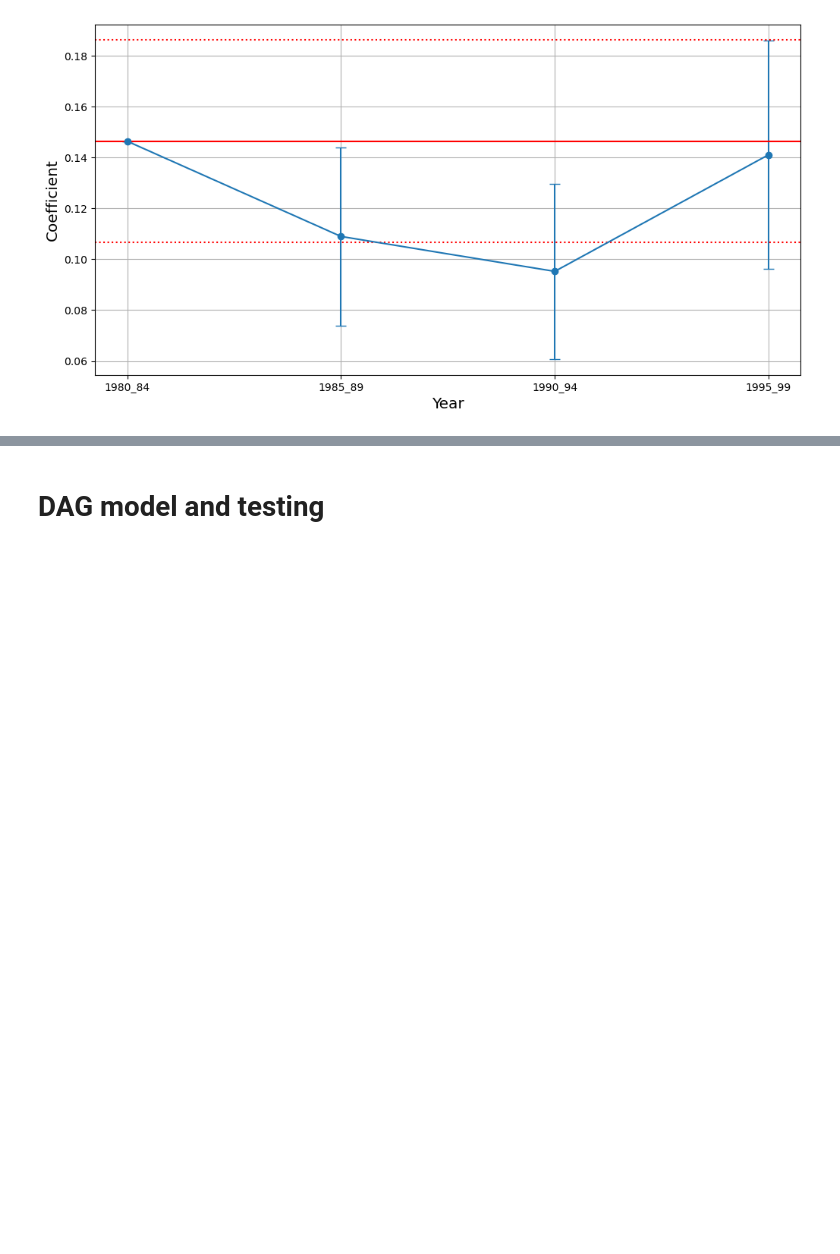
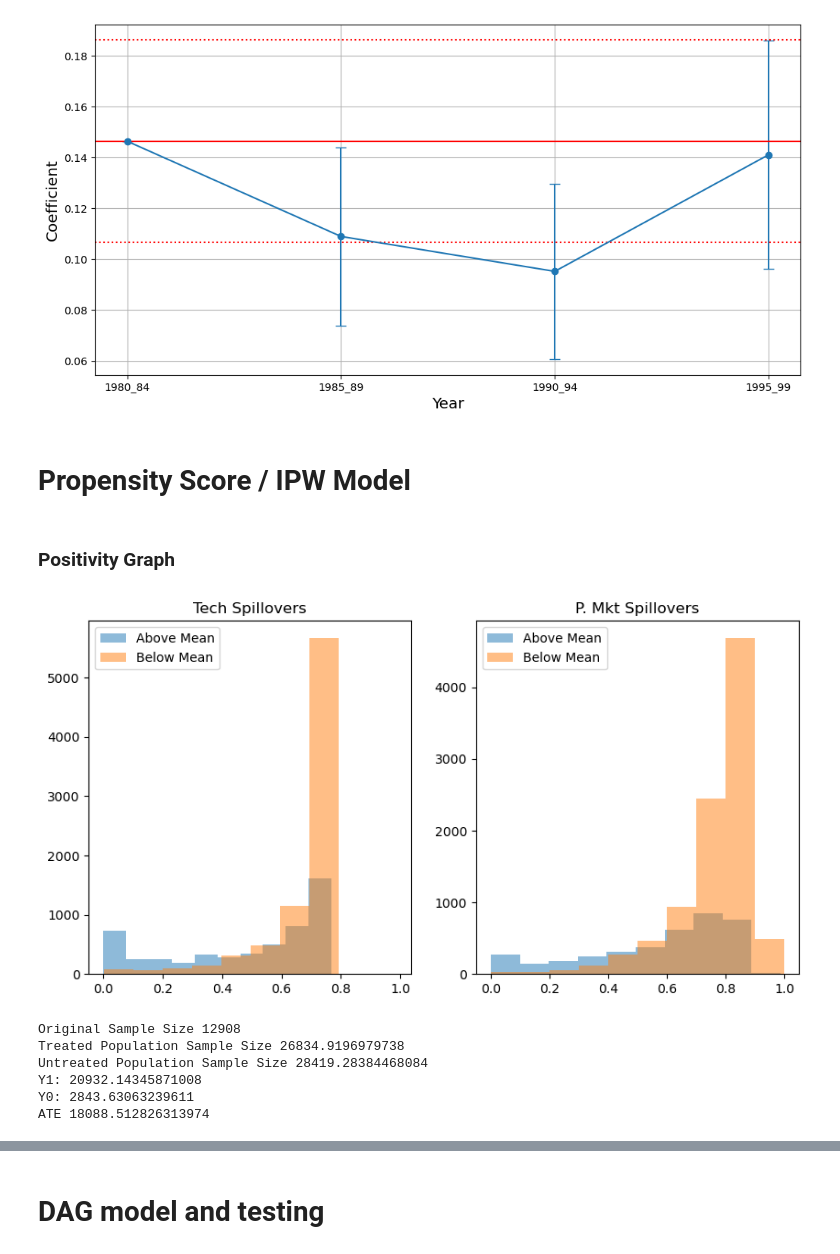
Before and after one commit to MartinMcFarlane/ECO2425-Causal-ML, a Jupyter notebook: Spillovers Project.ipynb, the cells around one changed output, grey strips where cells are left out. Saved outputs shown, nothing was run; the diff lists cells and outputs as text; code cells hidden in the pictures; blank space fills up the shorter version.

```diff
--- a/Spillovers Project.ipynb
+++ b/Spillovers Project.ipynb
@@ -1208,3 +1071,81 @@ plt.grid(True)
 plt.savefig('tech5yr.png')
 # %% [output]
 [figure]
+# %% [markdown]
+# Propensity Score / IPW Model
+# %%
+# Create binary treatment variable - above-mean spillovers
+df['sic_abv_mn'] = df['gspillsic'] > df['gspillsic'].mean()
+df['sic_abv_mn'] = df['sic_abv_mn'].astype(int)
+
+df['tec_abv_mn'] = df['gspilltec'] > df['gspilltec'].mean()
+df['tec_abv_mn'] = df['tec_abv_mn'].astype(int)
+
+form_sic = 'sic_abv_mn ~ gspilltecIV + pat_count + rxrd + rsales + rppent + emp'
+form_tec = 'tec_abv_mn ~ gspillsicIV + pat_count + rxrd + rsales + rppent + emp'
+df['const'] = 1
+
+from sklearn.linear_model import LogisticRegression
+ps_sic = LogisticRegression(max_iter=1000).fit(y=df['sic_abv_mn'], X=df[['gspilltecIV','pat_count','rxrd','rsales','rppent','emp']])
+ps_tec = LogisticRegression(max_iter=1000).fit(y=df['tec_abv_mn'], X=df[['gspillsicIV','pat_count','rxrd','rsales','rppent','emp']])
+
+# initialize columns storing prop scores (get KeyError otherwise)
+df['ps_tec'] = 0
+df['ps_sic'] = 0
+
+df['ps_tec'] = ps_tec.predict_proba(df[['gspillsicIV','pat_count','rxrd','rsales','rppent','emp']])
+df['ps_sic'] = ps_sic.predict_proba(df[['gspilltecIV','pat_count','rxrd','rsales','rppent','emp']])
+# %% [markdown]
+### Positivity Graph
+# %%
+fig, (ax1, ax2) = plt.subplots(1, 2, figsize=(10,5))
+# plot 1: positivity graph for gspilltec
+ax1.hist(df.loc[df.tec_abv_mn == 1, 'ps_tec'], label='Above Mean', alpha=0.5)
+ax1.hist(df.loc[df.tec_abv_mn == 0, 'ps_tec'], label='Below Mean', alpha=0.5)
+ax1.legend()
+ax1.set_title("Tech Spillovers")
+
+# plot 2: positivity graph for gspillsic
+ax2.hist(df.loc[df.sic_abv_mn == 1, 'ps_sic'], label='Above Mean', alpha=0.5)
+ax2.hist(df.loc[df.sic_abv_mn == 0, 'ps_sic'], label='Below Mean', alpha=0.5)
+ax2.legend()
+ax2.set_title("P. Mkt Spillovers")
+
+plt.show()
+# %% [output]
+[figure, added]
+# %%
+# Find ATE for tech spillovers
+
+ps_df = df.drop(df.query("ps_tec<=0.005 | ps_tec>0.995").index, axis=0)
+
+weight_t = 1/ps_df.query("tec_abv_mn==1")["ps_tec"]
+weight_nt = 1/(1-ps_df.query("tec_abv_mn==0")["ps_tec"])
+print("Original Sample Size", ps_df.shape[0])
+print("Treated Population Sample Size", sum(weight_t))
+print("Untreated Population Sample Size", sum(weight_nt))
+
+weight = ((ps_df["tec_abv_mn"]-ps_df["ps_tec"]) /
+          (ps_df["ps_tec"]*(1-ps_df["ps_tec"])))
+
+y1 = sum(ps_df.query("tec_abv_mn==1")["rmkvaf"]*weight_t) / len(ps_df)
+y0 = sum(ps_df.query("tec_abv_mn==0")["rmkvaf"]*weight_nt) / len(ps_df)
+
+ate = np.mean(weight * ps_df["rmkvaf"])
+
+# Save results in table
+results = pd.DataFrame(data = np.array([
+    ['Technology', y1, y0, ate],
+]),
+    columns = ['Spillover','Y1','Y0','ATE'])
+
+print("Y1:", y1)
+print("Y0:", y0)
+print("ATE", ate)
+# %% [output]
+Original Sample Size 12908
+Treated Population Sample Size 26834.9196979738
+Untreated Population Sample Size 28419.28384468084
+Y1: 20932.14345871008
+Y0: 2843.63063239611
+ATE 18088.512826313974
```
Also changed, not shown: parts of 21 cells of this notebook, 1 other file.
